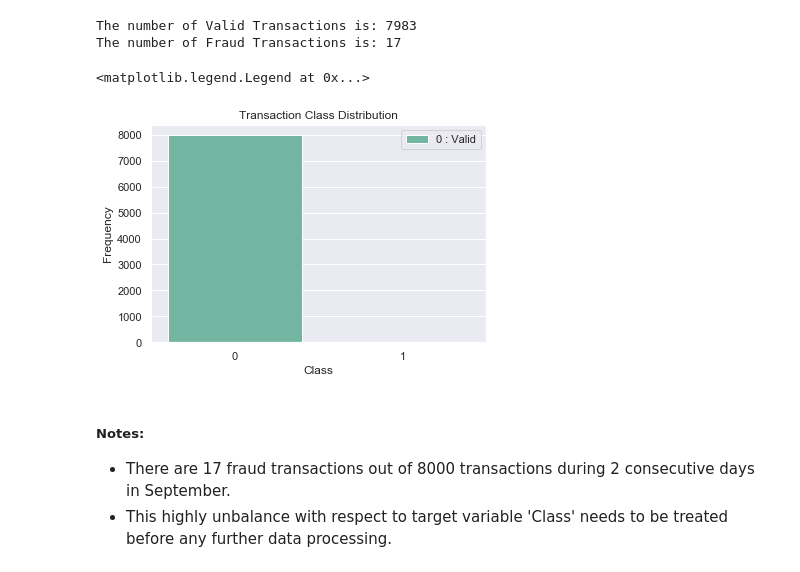
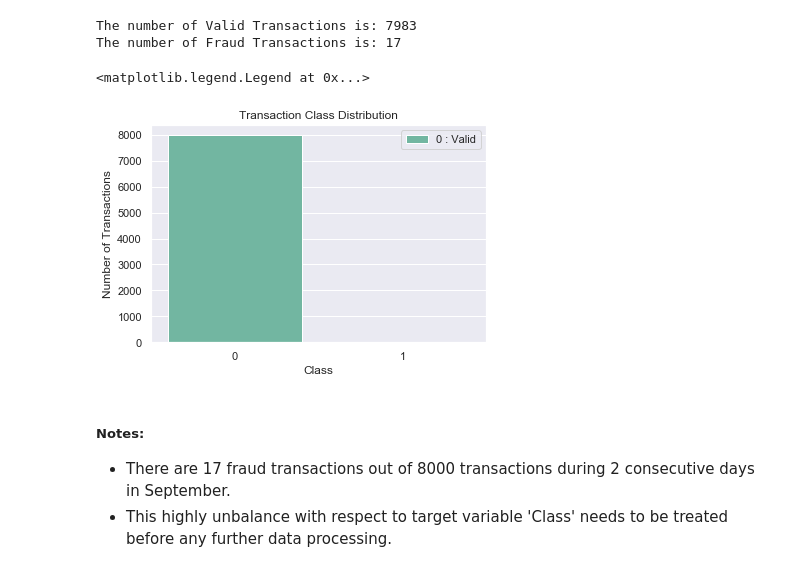
Before and after one commit to ThoaShook/Fraud_Detection, a Jupyter notebook: CreditCard_Fraud_Detection.ipynb, the cells around one changed output. Saved outputs shown, nothing was run; the diff lists cells and outputs as text; code cells hidden in the pictures.

Commit message:
Work on Fraudulent and Valid Transactions Trends

```diff
--- a/CreditCard_Fraud_Detection.ipynb
+++ b/CreditCard_Fraud_Detection.ipynb
@@ -93,12 +95,12 @@ The number of Fraud Transactions is: 17
 # %%
 # use bar plot to visualize the higly unbalance in "Class" feature
 ax = sns.countplot(x="Class",data=df, palette="Set2")
 plt.title('Transaction Class Distribution')
-plt.ylabel('Frequency')
+plt.ylabel('Number of Transactions')
 plt.legend(['0 : Valid','1: Fraud'])
 # %% [output]
 <matplotlib.legend.Legend at 0x...>
-[figure, old version]
+[figure, new version]
 # %% [markdown]
 ##### Notes:
 * There are 17 fraud transactions out of 8000 transactions during 2 consecutive days in September.
```
Also changed, not shown: parts of 4 cells of this notebook.
